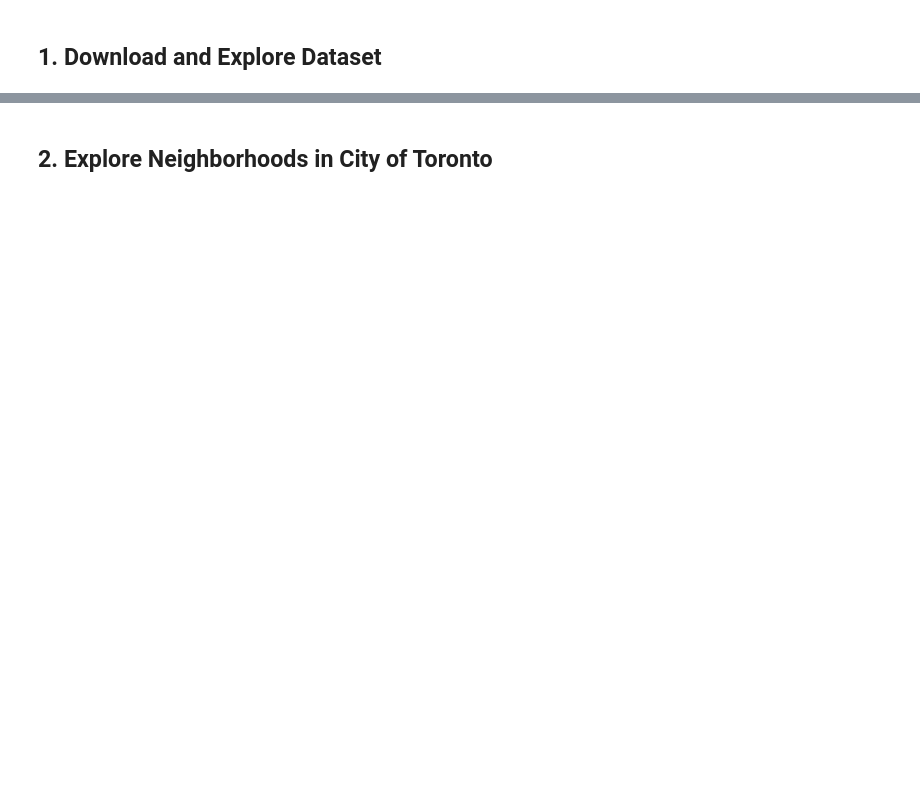
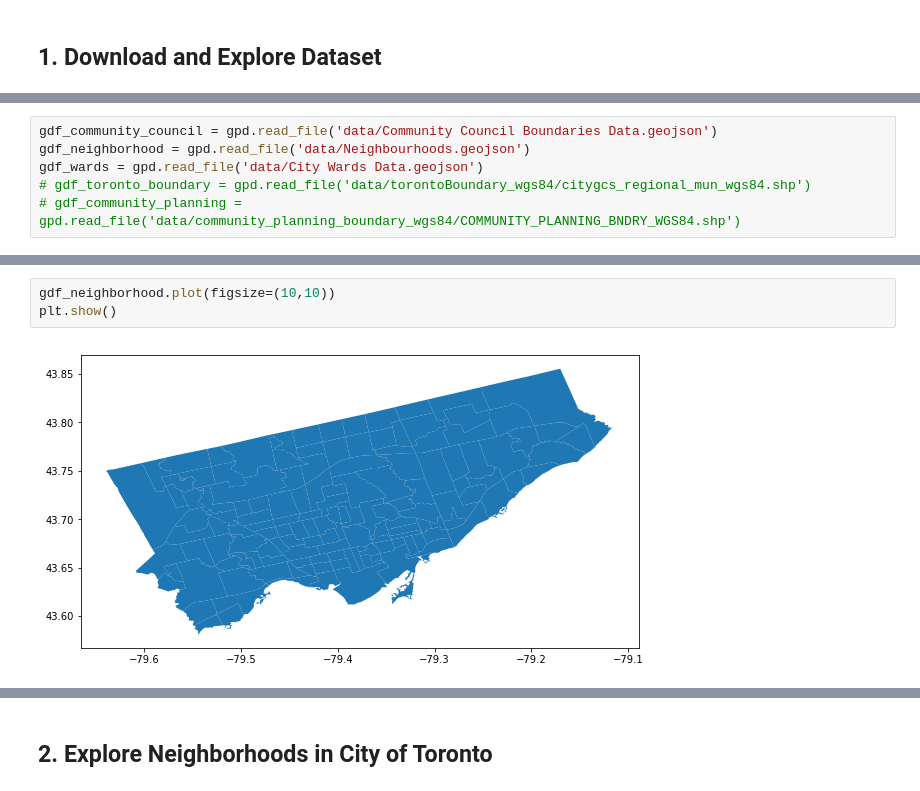
Before and after one commit to jerry-qm/capstone, a Jupyter notebook: Week-3.ipynb, the cells around one changed output, grey strips where cells are left out. Saved outputs shown, nothing was run; the diff lists cells and outputs as text; blank space fills up the shorter version.

```diff
--- a/Week-3.ipynb
+++ b/Week-3.ipynb
@@ -56,0 +70,6 @@ ModuleNotFoundError: No module named 'geopandas'
+# %%
+gdf_community_council = gpd.read_file('data/Community Council Boundaries Data.geojson')
+gdf_neighborhood = gpd.read_file('data/Neighbourhoods.geojson')
+gdf_wards = gpd.read_file('data/City Wards Data.geojson')
+# gdf_toronto_boundary = gpd.read_file('data/torontoBoundary_wgs84/citygcs_regional_mun_wgs84.shp')
+# gdf_community_planning = gpd.read_file('data/community_planning_boundary_wgs84/COMMUNITY_PLANNING_BNDRY_WGS84.shp')
@@ -56,0 +170,5 @@ ModuleNotFoundError: No module named 'geopandas'
+# %%
+gdf_neighborhood.plot(figsize=(10,10))
+plt.show()
+# %% [output]
+[figure, added]
```
Also changed, not shown: parts of 27 cells of this notebook, 53 other files.
